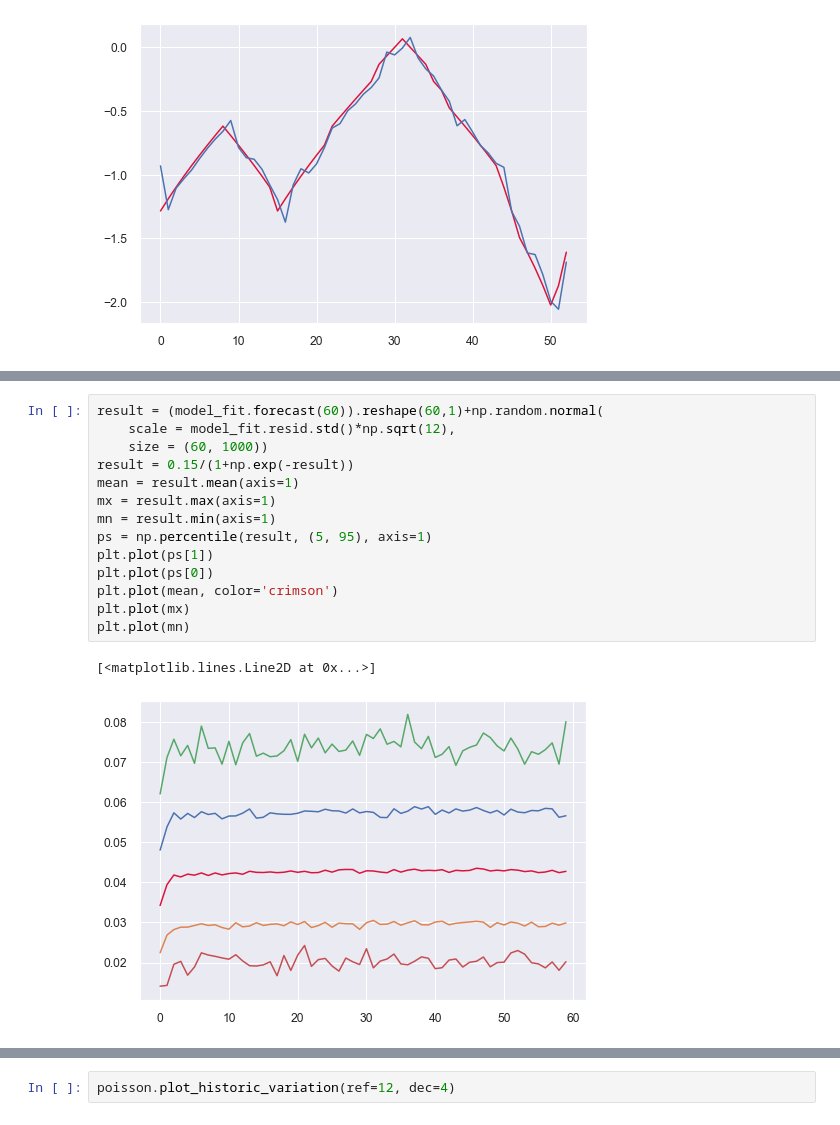
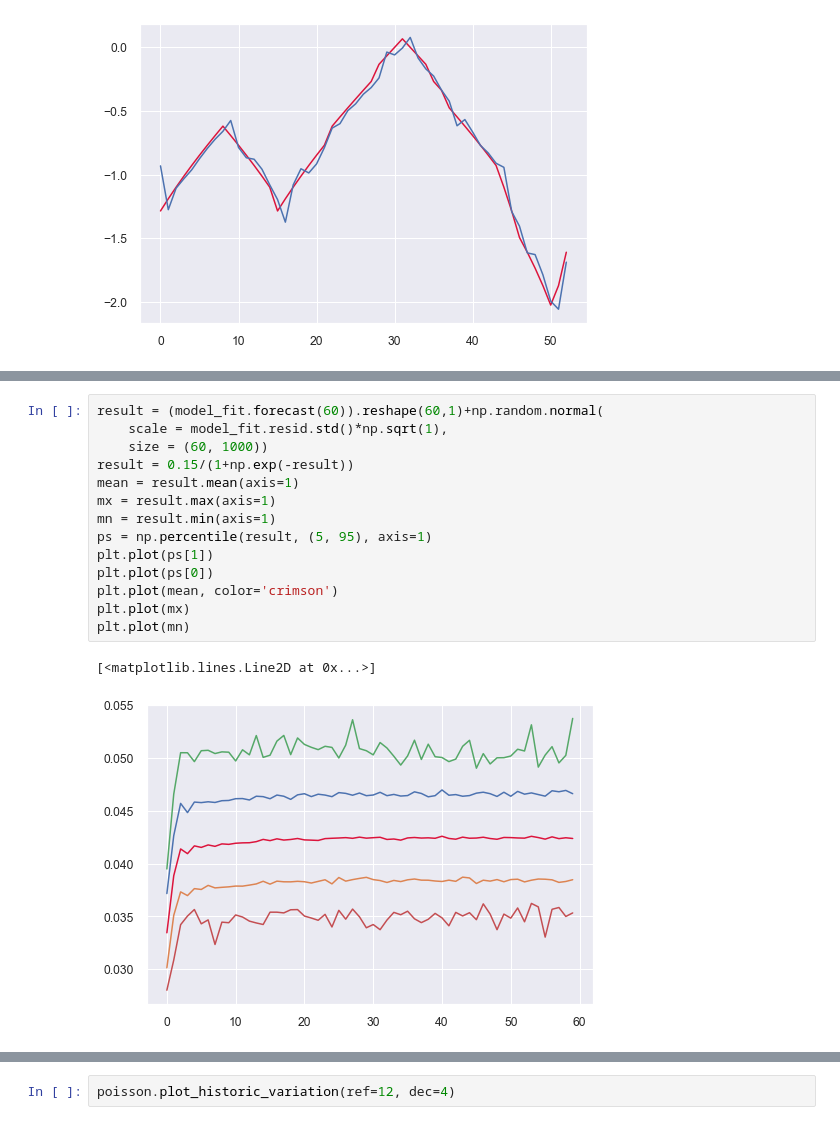
Before and after one commit to Alejandro-Duenas/rate_simulation_models, a Jupyter notebook: Stochastic Rates Modeling.ipynb, the cells around one changed output, grey strips where cells are left out. Cells and saved outputs as stored; diff of their text form.

```diff
--- a/Stochastic Rates Modeling.ipynb
+++ b/Stochastic Rates Modeling.ipynb
@@ -131,17 +133,17 @@ model_fit.resid.std()
 # %%
 result = (model_fit.forecast(60)).reshape(60,1)+np.random.normal(
-    scale = model_fit.resid.std()*np.sqrt(12),
+    scale = model_fit.resid.std()*np.sqrt(1),
     size = (60, 1000))
 result = 0.15/(1+np.exp(-result))
 mean = result.mean(axis=1)
 mx = result.max(axis=1)
 mn = result.min(axis=1)
 ps = np.percentile(result, (5, 95), axis=1)
 plt.plot(ps[1])
 plt.plot(ps[0])
 plt.plot(mean, color='crimson')
 plt.plot(mx)
 plt.plot(mn)
 # %% [output]
 [<matplotlib.lines.Line2D at 0x...>]
-[figure, old version]
+[figure, new version]
```
Also changed, not shown: parts of 46 cells of this notebook, 1 other file.
